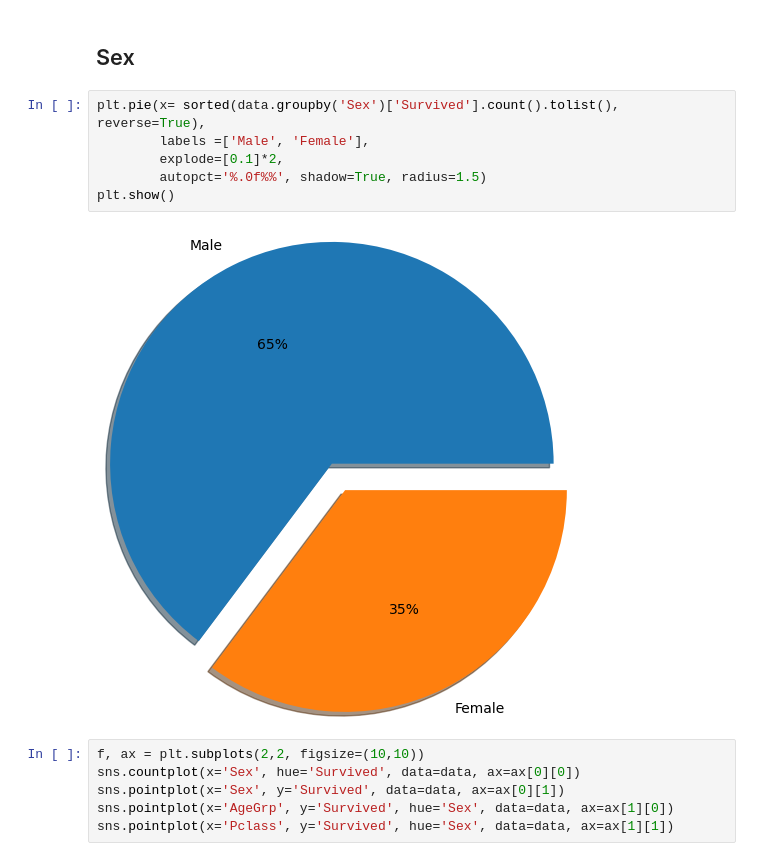
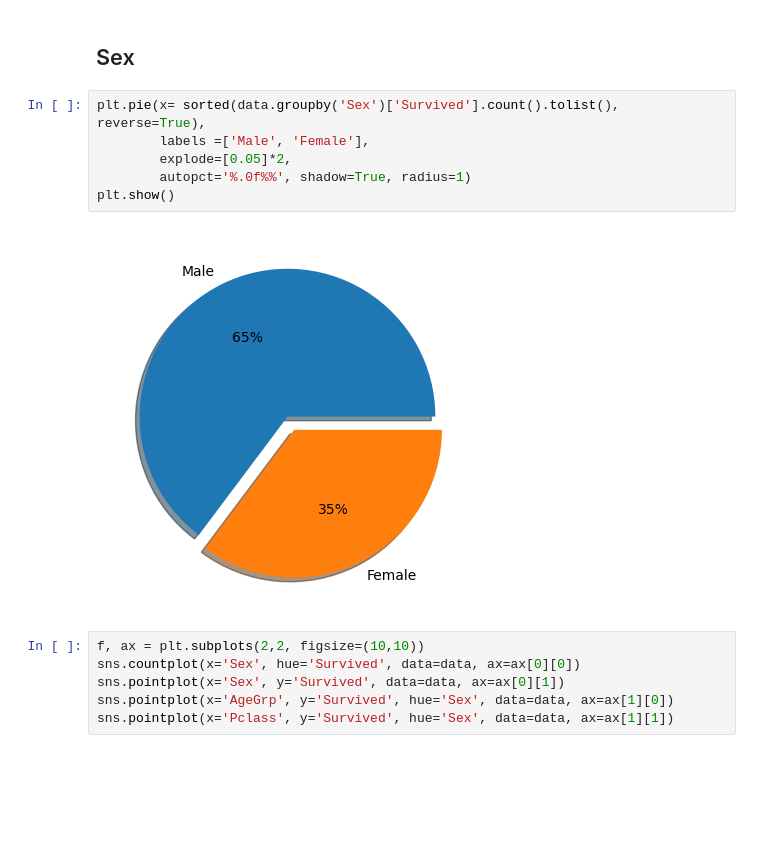
Before and after one commit to ashx010/Titanic_Analysis_Model, a Jupyter notebook: titanic-analysis-regression-model.ipynb, the cells around one changed output. Saved outputs shown, nothing was run; the diff lists cells and outputs as text; blank space fills up the shorter version.

```diff
--- a/titanic-analysis-regression-model.ipynb
+++ b/titanic-analysis-regression-model.ipynb
@@ -363,11 +367,11 @@ Name: Survived, dtype: float64
 # %%
 plt.pie(x= sorted(data.groupby('Sex')['Survived'].count().tolist(), reverse=True),
         labels =['Male', 'Female'],
-        explode=[0.1]*2,
-        autopct='%.0f%%', shadow=True, radius=1.5)
+        explode=[0.05]*2,
+        autopct='%.0f%%', shadow=True, radius=1)
 plt.show()
 # %% [output]
-[figure, old version]
+[figure, new version]
 # %%
 f, ax = plt.subplots(2,2, figsize=(10,10))
 sns.countplot(x='Sex', hue='Survived', data=data, ax=ax[0][0])
```
Also changed, not shown: parts of 33 cells of this notebook.
